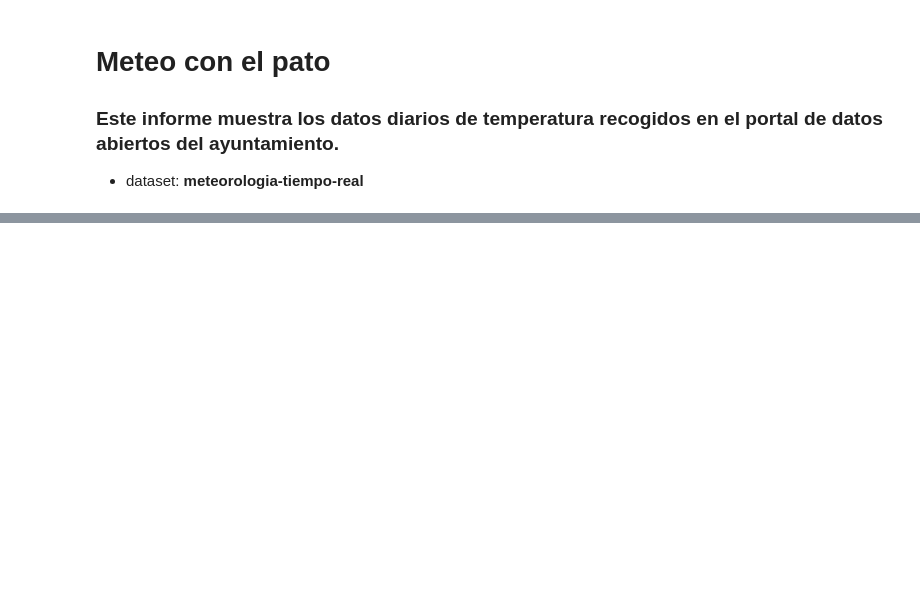
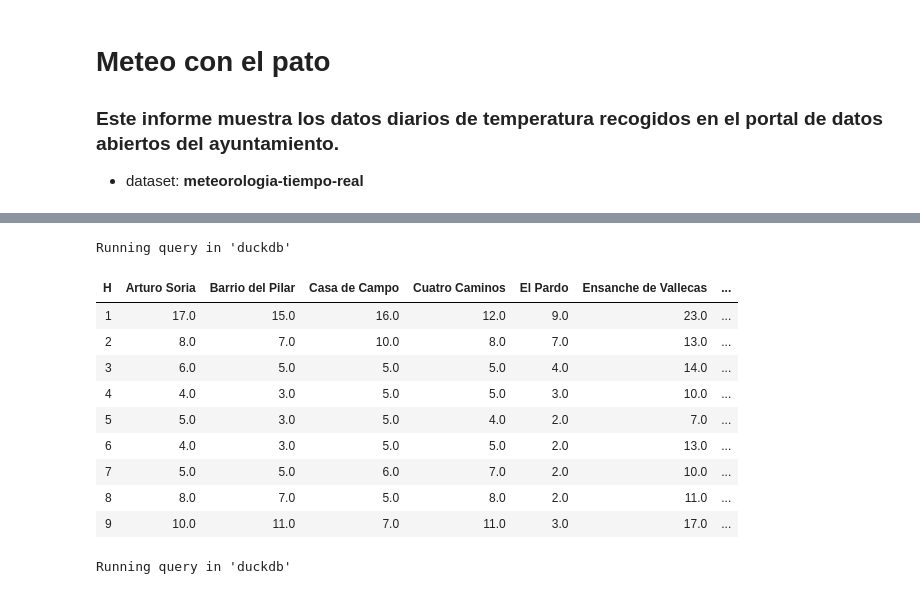
Before and after one commit to jcaubin/codespaces-jupyter_dam_01, a Jupyter notebook: notebooks/pato_meteo_plotly_report.ipynb, the cells around one changed output, grey strips where cells are left out. Cells and saved outputs as stored; diff of their text form; code cells hidden in the pictures; blank space fills up the shorter version.

```diff
--- a/notebooks/pato_meteo_plotly_report.ipynb
+++ b/notebooks/pato_meteo_plotly_report.ipynb
@@ -87,14 +127,38 @@ fig.show()
 # %%
 %%sql
 --tabla ancha
 PIVOT(
 select estacion_desc, h, valor
 from calair
 where
-magnitud = 12
+magnitud = 08
 and validez = 'V'
 and DIA = datepart('day',current_date())
 )
 on ESTACION_DESC
 USING sum(VALOR)
 group by H
+# %% [output]
+Running query in 'duckdb'
+| H | Arturo Soria | Barrio del Pilar | Casa de Campo | Cuatro Caminos | El Pardo | Ensanche de Vallecas | ... |
+| 1 | 17.0 | 15.0 | 16.0 | 12.0 | 9.0 | 23.0 | ... |
+| 2 | 8.0 | 7.0 | 10.0 | 8.0 | 7.0 | 13.0 | ... |
+| 3 | 6.0 | 5.0 | 5.0 | 5.0 | 4.0 | 14.0 | ... |
+| 4 | 4.0 | 3.0 | 5.0 | 5.0 | 3.0 | 10.0 | ... |
+| 5 | 5.0 | 3.0 | 5.0 | 4.0 | 2.0 | 7.0 | ... |
+| 6 | 4.0 | 3.0 | 5.0 | 5.0 | 2.0 | 13.0 | ... |
+| 7 | 5.0 | 5.0 | 6.0 | 7.0 | 2.0 | 10.0 | ... |
+| 8 | 8.0 | 7.0 | 5.0 | 8.0 | 2.0 | 11.0 | ... |
+| 9 | 10.0 | 11.0 | 7.0 | 11.0 | 3.0 | 17.0 | ... |
+# %%
+%%sql
+cont <<
+select estacion_desc, parametro,dia,  h, valor
+from CALAIR
+where DIA = datepart('day',current_date())
+and validez = 'V'
+and magnitud <80
+--and estacion_desc in ['Casa de Campo','Juan Carlos I', 'El Pardo','Peñagrande', 'Plaza Elíptica']
+order by estacion_desc, h
+# %% [output]
+Running query in 'duckdb'
```
Also changed, not shown: parts of 14 cells of this notebook.
